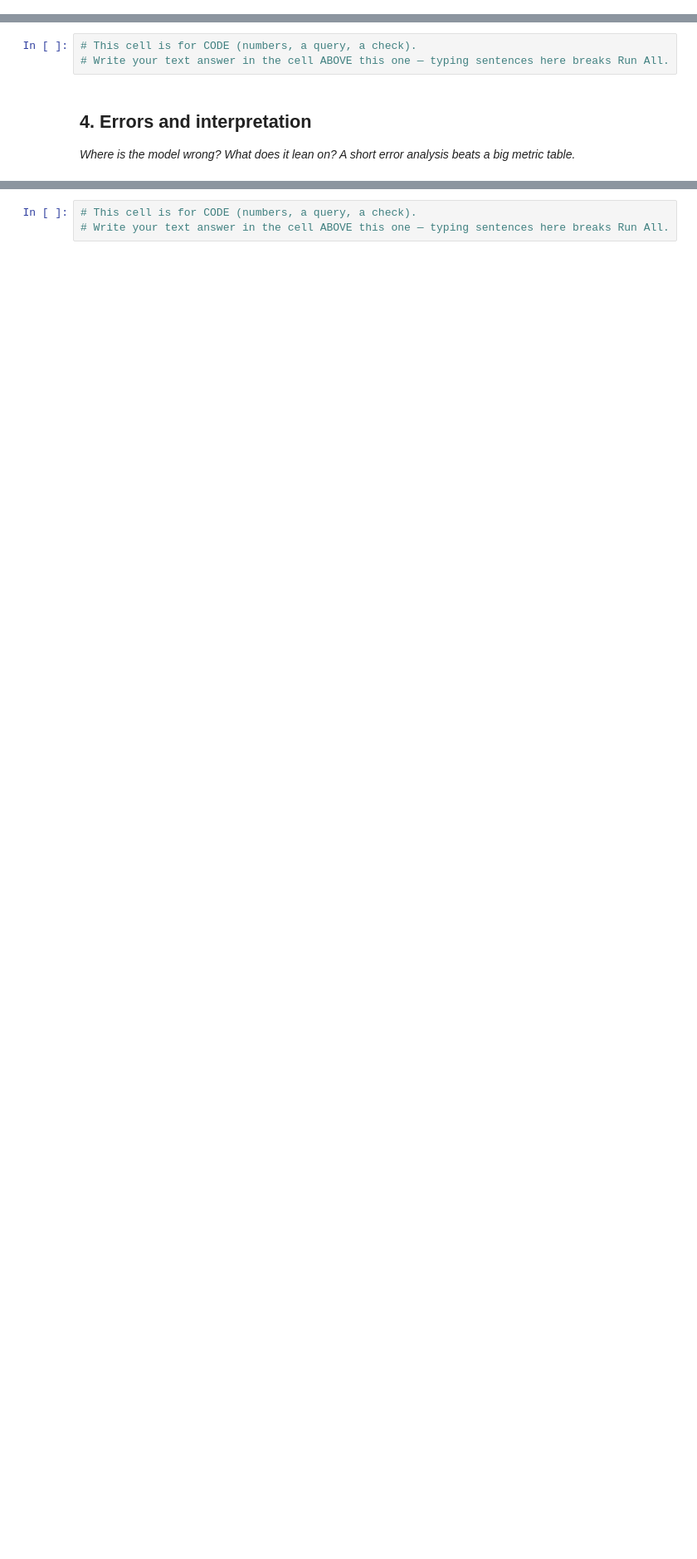
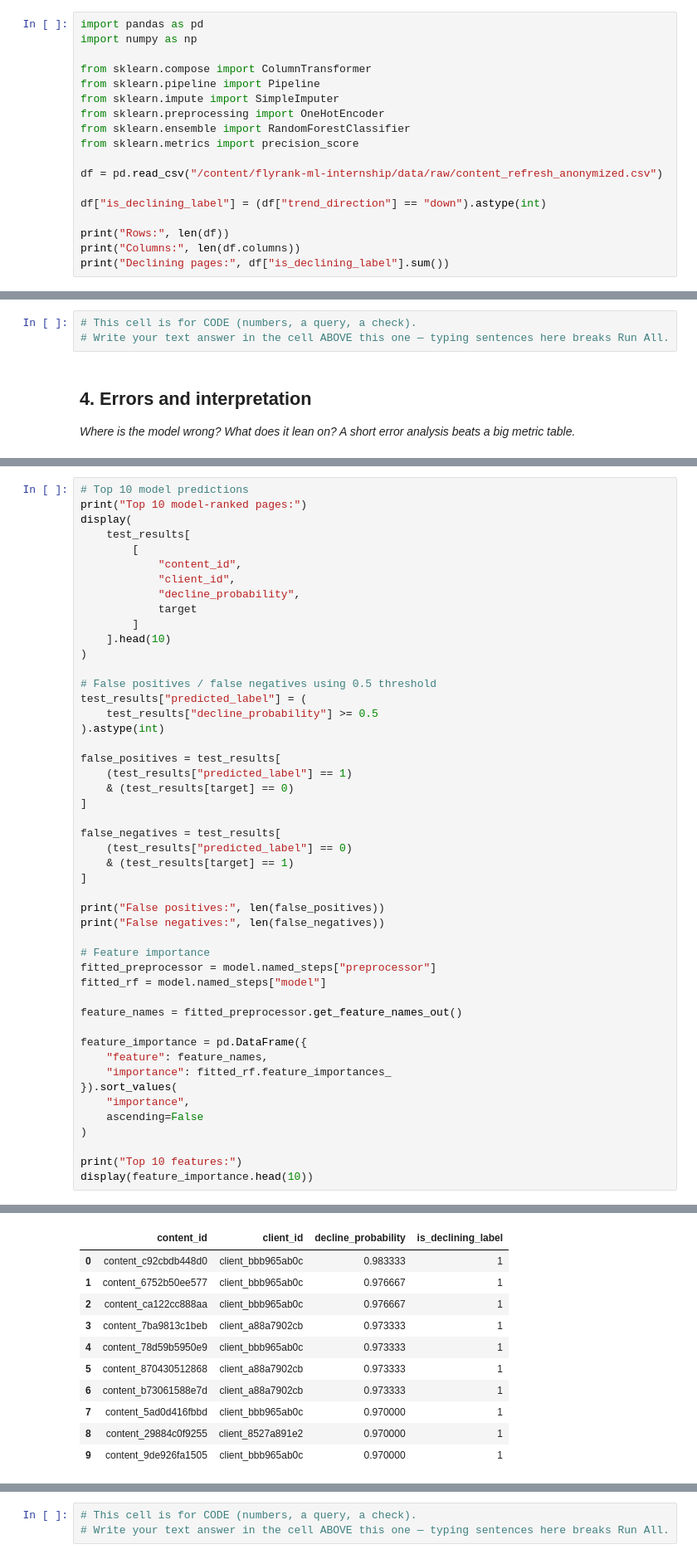
Before and after one commit to shivanilokh/flyrank-ml-internship, a Jupyter notebook: work/notebooks/w05_model.ipynb, the cells around one changed output, grey strips where cells are left out. Shown at 83% size. Drawn from its saved outputs; the diff is of its cells as text; blank space fills up the shorter version.

Commit message:
Complete Week 5 modeling notebook

```diff
--- a/work/notebooks/w05_model.ipynb
+++ b/work/notebooks/w05_model.ipynb
@@ -16,0 +21,18 @@ I will use a Random Forest classifier to identify whether a content page is decl
+# %%
+import pandas as pd
+import numpy as np
+
+from sklearn.compose import ColumnTransformer
+from sklearn.pipeline import Pipeline
+from sklearn.impute import SimpleImputer
+from sklearn.preprocessing import OneHotEncoder
+from sklearn.ensemble import RandomForestClassifier
+from sklearn.metrics import precision_score
+
+df = pd.read_csv("/content/flyrank-ml-internship/data/raw/content_refresh_anonymized.csv")
+
+df["is_declining_label"] = (df["trend_direction"] == "down").astype(int)
+
+print("Rows:", len(df))
+print("Columns:", len(df.columns))
+print("Declining pages:", df["is_declining_label"].sum())
@@ -37,0 +237,49 @@ I will use a Random Forest classifier to identify whether a content page is decl
+# %%
+# Top 10 model predictions
+print("Top 10 model-ranked pages:")
+display(
+    test_results[
+        [
+            "content_id",
+            "client_id",
+            "decline_probability",
+            target
+        ]
+    ].head(10)
+)
+
+# False positives / false negatives using 0.5 threshold
+test_results["predicted_label"] = (
+    test_results["decline_probability"] >= 0.5
+).astype(int)
+
+false_positives = test_results[
+    (test_results["predicted_label"] == 1)
+    & (test_results[target] == 0)
+]
+
+false_negatives = test_results[
+    (test_results["predicted_label"] == 0)
+    & (test_results[target] == 1)
+]
+
+print("False positives:", len(false_positives))
+print("False negatives:", len(false_negatives))
+
+# Feature importance
+fitted_preprocessor = model.named_steps["preprocessor"]
+fitted_rf = model.named_steps["model"]
+
+feature_names = fitted_preprocessor.get_feature_names_out()
+
+feature_importance = pd.DataFrame({
+    "feature": feature_names,
+    "importance": fitted_rf.feature_importances_
+}).sort_values(
+    "importance",
+    ascending=False
+)
+
+print("Top 10 features:")
+display(feature_importance.head(10))
+# %% [output]
@@ -37,0 +287,11 @@ I will use a Random Forest classifier to identify whether a content page is decl
+|  | content_id | client_id | decline_probability | is_declining_label |
+| 0 | content_c92cbdb448d0 | client_bbb965ab0c | 0.983333 | 1 |
+| 1 | content_6752b50ee577 | client_bbb965ab0c | 0.976667 | 1 |
+| 2 | content_ca122cc888aa | client_bbb965ab0c | 0.976667 | 1 |
+| 3 | content_7ba9813c1beb | client_a88a7902cb | 0.973333 | 1 |
+| 4 | content_78d59b5950e9 | client_bbb965ab0c | 0.973333 | 1 |
+| 5 | content_870430512868 | client_a88a7902cb | 0.973333 | 1 |
+| 6 | content_b73061588e7d | client_a88a7902cb | 0.973333 | 1 |
+| 7 | content_5ad0d416fbbd | client_bbb965ab0c | 0.970000 | 1 |
+| 8 | content_29884c0f9255 | client_8527a891e2 | 0.970000 | 1 |
+| 9 | content_9de926fa1505 | client_bbb965ab0c | 0.970000 | 1 |
```
Also changed, not shown: parts of 8 cells of this notebook.
